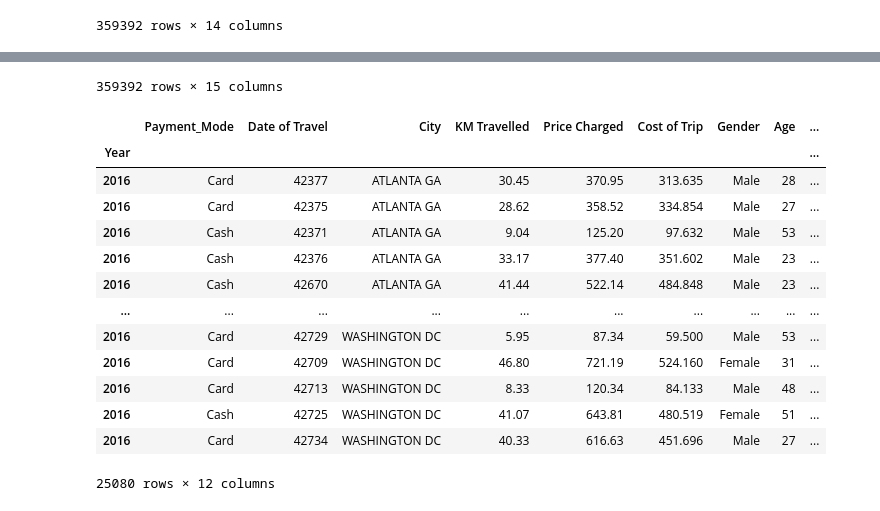
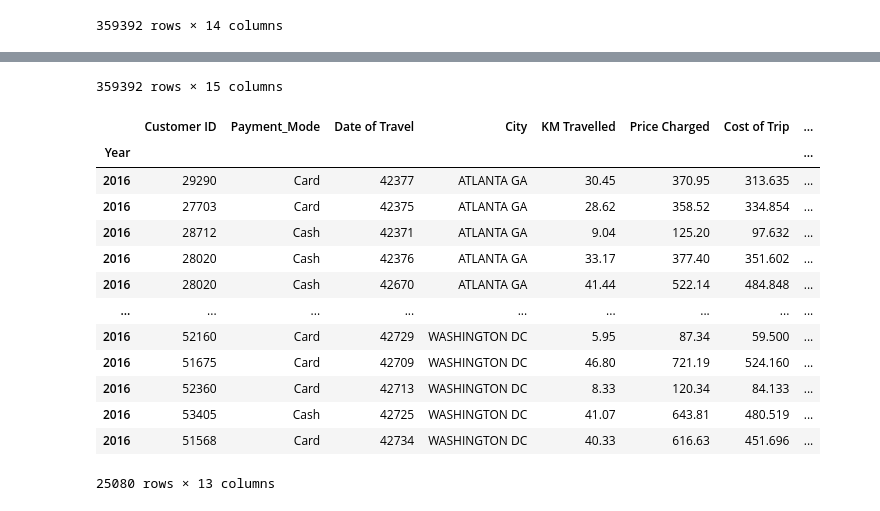
Before and after one commit to EMILYWYAO/Data-Glacier-Internship, a Jupyter notebook: Week 2/EDA_Notebook.ipynb, the cells around one changed output, grey strips where cells are left out. Cells and saved outputs as stored; diff of their text form; code cells hidden in the pictures.

```diff
--- a/Week 2/EDA_Notebook.ipynb
+++ b/Week 2/EDA_Notebook.ipynb
@@ -34,5 +32,4 @@ MasterData #all the data merged into one, there were no NA values and no duplica
 # %%
-
 
 #converting dates analysis
 FormattedDates = pd.read_csv('dates.csv')
@@ -42,58 +39,56 @@ CompanyData=MasterData.set_index("Company")
 CompanyData['Profit'] = CompanyData['Price Charged']-CompanyData['Cost of Trip']
 CompanyData
 #PinkCab
-Pink_Cab_Data = CompanyData.loc['Pink Cab', 'Payment_Mode':'Profit']
+Pink_Cab_Data = CompanyData.loc['Pink Cab', 'Customer ID':'Profit']
 PinkYearly = []
 #2016
 Pink16 = Pink_Cab_Data.set_index('Year').loc[2016]
 Pink16
 #2017
 Pink17 = Pink_Cab_Data.set_index('Year').loc[2017]
-
 #2018
 Pink18 = Pink_Cab_Data.set_index('Year').loc[2018]
 PinkYearly.extend([Pink16, Pink17, Pink18])
+
 #YellowCab
-Yellow_Cab_Data = CompanyData.loc['Yellow Cab', 'Payment_Mode':'Profit']
+Yellow_Cab_Data = CompanyData.loc['Yellow Cab', 'Customer ID':'Profit']
 YellowYearly = []
 #2016
 Yellow16 = Yellow_Cab_Data.set_index('Year').loc[2016]
-
 #2017
 Yellow17 = Yellow_Cab_Data.set_index('Year').loc[2017]
-
 #2018
 Yellow18 = Yellow_Cab_Data.set_index('Year').loc[2018]
 YellowYearly.extend([Yellow16, Yellow17, Yellow18])
 # %% [output]
 |  | Transaction ID | Customer ID | Payment_Mode | Date of Travel | City | KM Travelled | Price Charged | ... |
 | Company |  |  |  |  |  |  |  | ... |
 | Pink Cab | 10000011 | 29290 | Card | 42377 | ATLANTA GA | 30.45 | 370.95 | ... |
 | Yellow Cab | 10351127 | 29290 | Cash | 43302 | ATLANTA GA | 26.19 | 598.70 | ... |
 | Yellow Cab | 10412921 | 29290 | Card | 43427 | ATLANTA GA | 42.55 | 792.05 | ... |
 | Pink Cab | 10000012 | 27703 | Card | 42375 | ATLANTA GA | 28.62 | 358.52 | ... |
 | Yellow Cab | 10320494 | 27703 | Card | 43211 | ATLANTA GA | 36.38 | 721.10 | ... |
 | ... | ... | ... | ... | ... | ... | ... | ... | ... |
 | Yellow Cab | 10307228 | 51406 | Cash | 43162 | WASHINGTON DC | 38.40 | 668.93 | ... |
 | Yellow Cab | 10319775 | 51406 | Cash | 43203 | WASHINGTON DC | 3.57 | 67.60 | ... |
 | Yellow Cab | 10347676 | 51406 | Card | 43287 | WASHINGTON DC | 23.46 | 331.97 | ... |
 | Yellow Cab | 10358624 | 51406 | Cash | 43314 | WASHINGTON DC | 27.60 | 358.23 | ... |
 | Yellow Cab | 10370709 | 51406 | Card | 43342 | WASHINGTON DC | 34.24 | 453.11 | ... |
 359392 rows × 15 columns
-|  | Payment_Mode | Date of Travel | City | KM Travelled | Price Charged | Cost of Trip | Gender | Age | ... |
-| Year |  |  |  |  |  |  |  |  | ... |
-| 2016 | Card | 42377 | ATLANTA GA | 30.45 | 370.95 | 313.635 | Male | 28 | ... |
-| 2016 | Card | 42375 | ATLANTA GA | 28.62 | 358.52 | 334.854 | Male | 27 | ... |
-| 2016 | Cash | 42371 | ATLANTA GA | 9.04 | 125.20 | 97.632 | Male | 53 | ... |
-| 2016 | Cash | 42376 | ATLANTA GA | 33.17 | 377.40 | 351.602 | Male | 23 | ... |
-| 2016 | Cash | 42670 | ATLANTA GA | 41.44 | 522.14 | 484.848 | Male | 23 | ... |
-| ... | ... | ... | ... | ... | ... | ... | ... | ... | ... |
-| 2016 | Card | 42729 | WASHINGTON DC | 5.95 | 87.34 | 59.500 | Male | 53 | ... |
-| 2016 | Card | 42709 | WASHINGTON DC | 46.80 | 721.19 | 524.160 | Female | 31 | ... |
-| 2016 | Card | 42713 | WASHINGTON DC | 8.33 | 120.34 | 84.133 | Male | 48 | ... |
-| 2016 | Cash | 42725 | WASHINGTON DC | 41.07 | 643.81 | 480.519 | Female | 51 | ... |
-| 2016 | Card | 42734 | WASHINGTON DC | 40.33 | 616.63 | 451.696 | Male | 27 | ... |
+|  | Customer ID | Payment_Mode | Date of Travel | City | KM Travelled | Price Charged | Cost of Trip | ... |
+| Year |  |  |  |  |  |  |  | ... |
+| 2016 | 29290 | Card | 42377 | ATLANTA GA | 30.45 | 370.95 | 313.635 | ... |
+| 2016 | 27703 | Card | 42375 | ATLANTA GA | 28.62 | 358.52 | 334.854 | ... |
+| 2016 | 28712 | Cash | 42371 | ATLANTA GA | 9.04 | 125.20 | 97.632 | ... |
+| 2016 | 28020 | Cash | 42376 | ATLANTA GA | 33.17 | 377.40 | 351.602 | ... |
+| 2016 | 28020 | Cash | 42670 | ATLANTA GA | 41.44 | 522.14 | 484.848 | ... |
+| ... | ... | ... | ... | ... | ... | ... | ... | ... |
+| 2016 | 52160 | Card | 42729 | WASHINGTON DC | 5.95 | 87.34 | 59.500 | ... |
+| 2016 | 51675 | Card | 42709 | WASHINGTON DC | 46.80 | 721.19 | 524.160 | ... |
+| 2016 | 52360 | Card | 42713 | WASHINGTON DC | 8.33 | 120.34 | 84.133 | ... |
+| 2016 | 53405 | Cash | 42725 | WASHINGTON DC | 41.07 | 643.81 | 480.519 | ... |
+| 2016 | 51568 | Card | 42734 | WASHINGTON DC | 40.33 | 616.63 | 451.696 | ... |
-25080 rows × 12 columns
+25080 rows × 13 columns
 # %%
 #Profit Analysis
 
```
Also changed, not shown: parts of 8 cells of this notebook, 1 other file.
